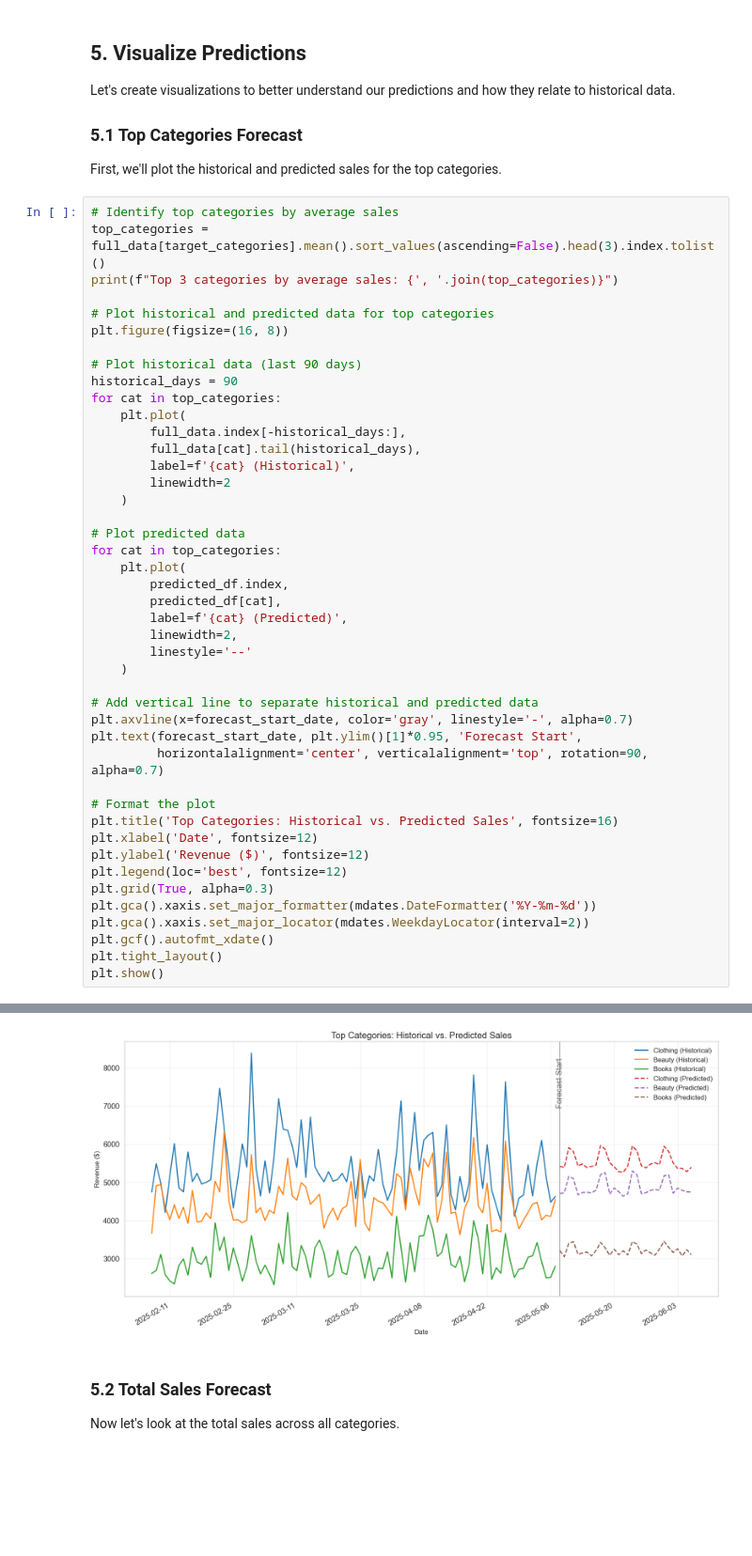
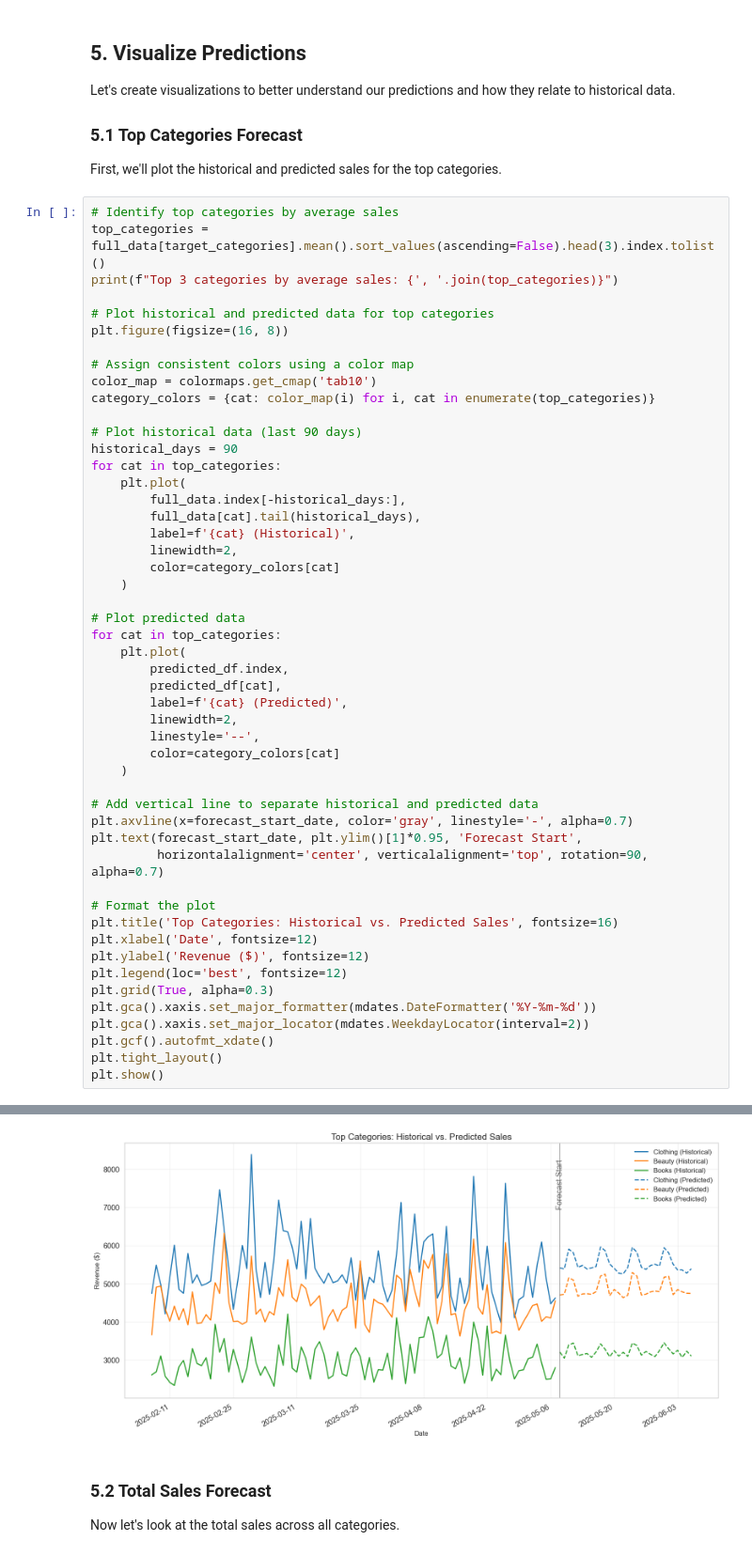
Before and after one commit to pandey-rakesh/quickbooks-forecast, a Jupyter notebook: notebooks/04_future_prediction.ipynb, the cells around one changed output, grey strips where cells are left out. Shown at 94% size. Saved outputs shown, nothing was run; the diff lists cells and outputs as text; blank space fills up the shorter version.

```diff
--- a/notebooks/04_future_prediction.ipynb
+++ b/notebooks/04_future_prediction.ipynb
@@ -202,6 +203,10 @@ print(f"Top 3 categories by average sales: {', '.join(top_categories)}")
 # Plot historical and predicted data for top categories
 plt.figure(figsize=(16, 8))
 
+# Assign consistent colors using a color map
+color_map = colormaps.get_cmap('tab10')
+category_colors = {cat: color_map(i) for i, cat in enumerate(top_categories)}
+
 # Plot historical data (last 90 days)
 historical_days = 90
 for cat in top_categories:
@@ -209,38 +214,40 @@ for cat in top_categories:
         full_data.index[-historical_days:],
         full_data[cat].tail(historical_days),
         label=f'{cat} (Historical)',
-        linewidth=2
+        linewidth=2,
+        color=category_colors[cat]
     )
 
 # Plot predicted data
 for cat in top_categories:
     plt.plot(
         predicted_df.index,
         predicted_df[cat],
         label=f'{cat} (Predicted)',
         linewidth=2,
-        linestyle='--'
+        linestyle='--',
+        color=category_colors[cat]
     )
 
 # Add vertical line to separate historical and predicted data
 plt.axvline(x=forecast_start_date, color='gray', linestyle='-', alpha=0.7)
 plt.text(forecast_start_date, plt.ylim()[1]*0.95, 'Forecast Start',
          horizontalalignment='center', verticalalignment='top', rotation=90, alpha=0.7)
 
 # Format the plot
 plt.title('Top Categories: Historical vs. Predicted Sales', fontsize=16)
 plt.xlabel('Date', fontsize=12)
 plt.ylabel('Revenue ($)', fontsize=12)
 plt.legend(loc='best', fontsize=12)
 plt.grid(True, alpha=0.3)
 plt.gca().xaxis.set_major_formatter(mdates.DateFormatter('%Y-%m-%d'))
 plt.gca().xaxis.set_major_locator(mdates.WeekdayLocator(interval=2))
 plt.gcf().autofmt_xdate()
 plt.tight_layout()
 plt.show()
 # %% [output]
 Top 3 categories by average sales: Clothing, Beauty, Books
-[figure, old version]
+[figure, new version]
 # %% [markdown]
 ### 5.2 Total Sales Forecast
 
```
Also changed, not shown: parts of 1 cell of this notebook, 3 other files.
